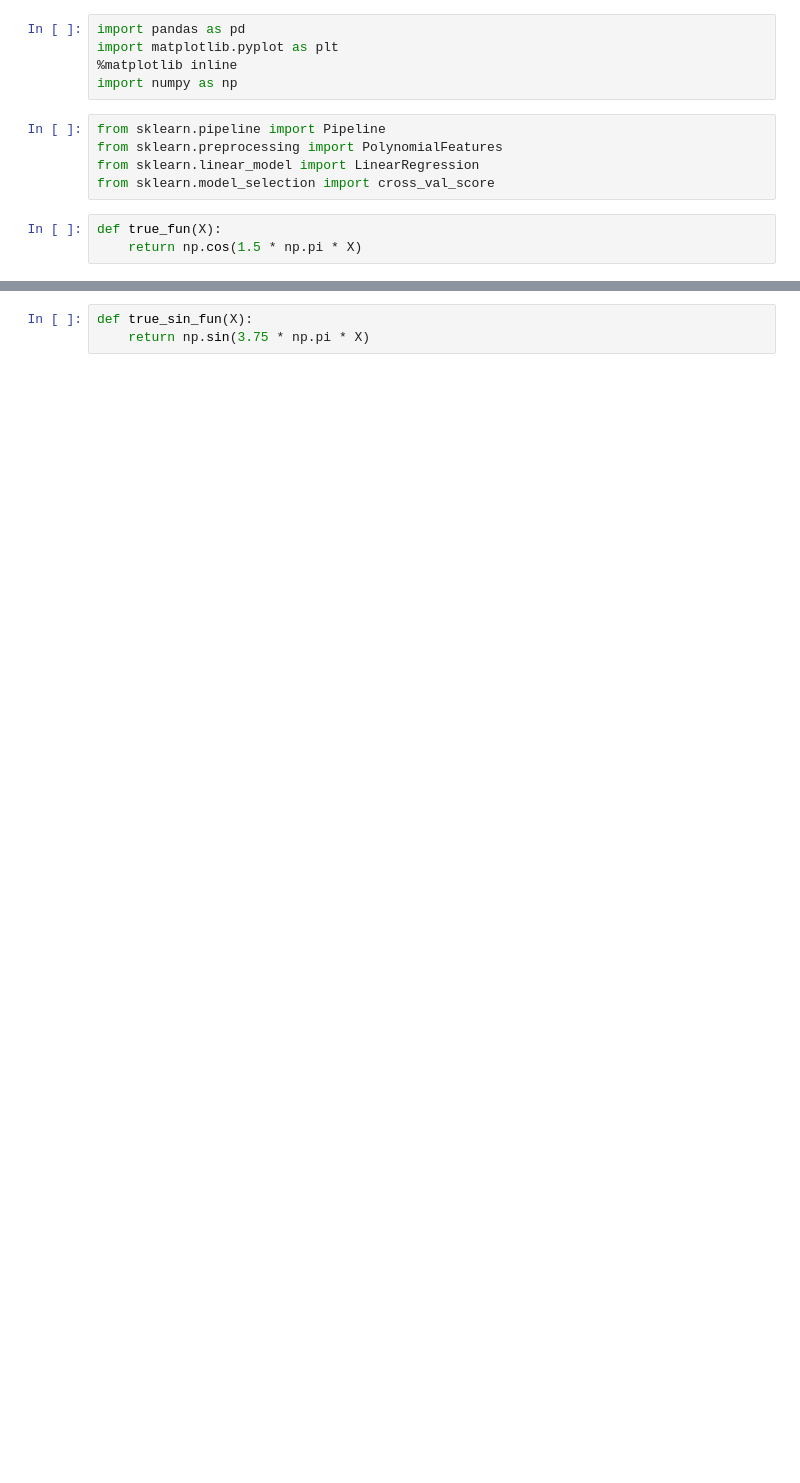
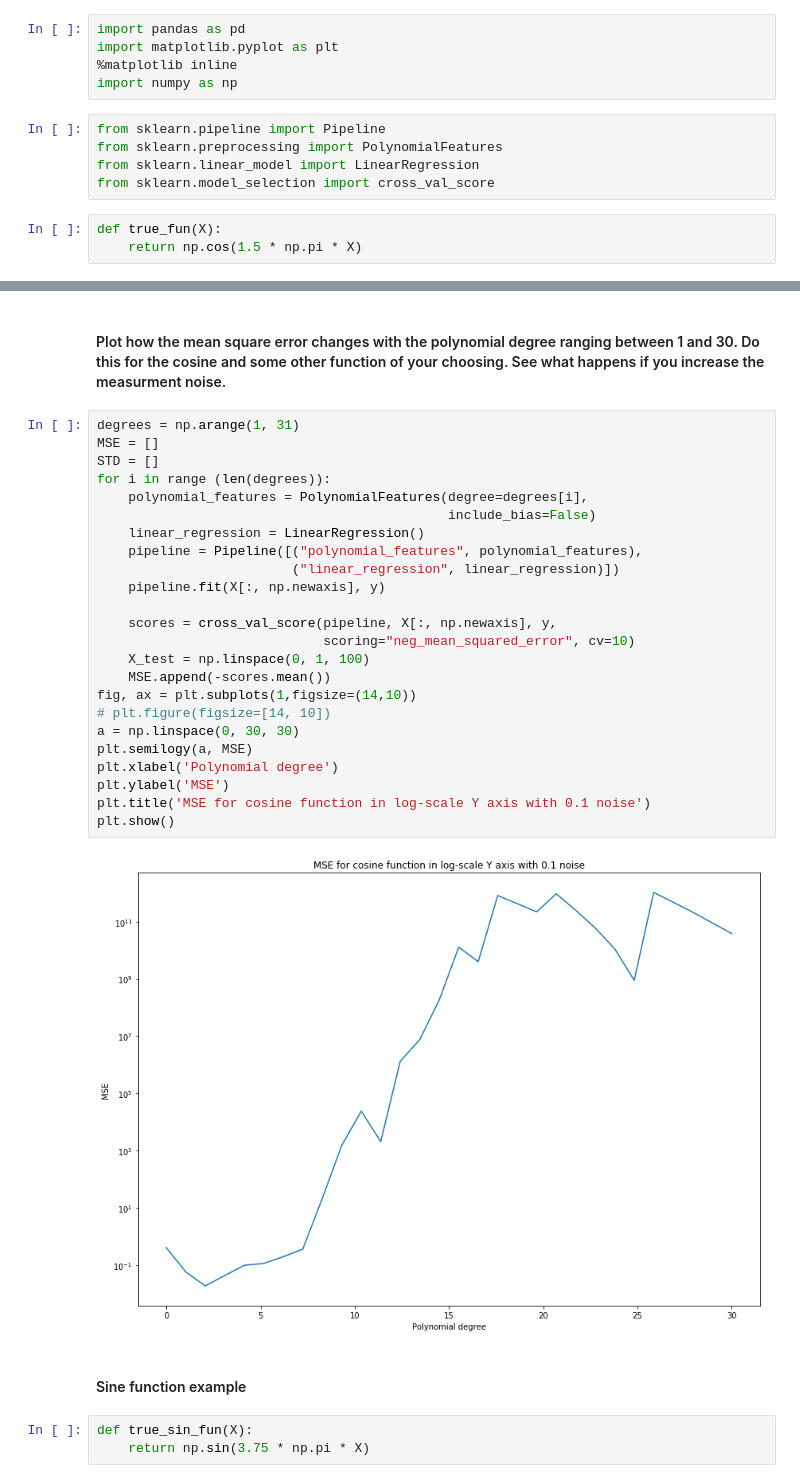
Before and after one commit to oziomek1/ML.2018, a Jupyter notebook: intro_homework.ipynb, the cells around one changed output, grey strips where cells are left out. Saved outputs shown, nothing was run; the diff lists cells and outputs as text; blank space fills up the shorter version.

```diff
--- a/intro_homework.ipynb
+++ b/intro_homework.ipynb
@@ -14,3 +53,33 @@ def true_fun(X):
+# %% [markdown]
+#### Plot how the mean square error changes with the polynomial degree ranging between 1 and 30. Do this for the cosine and some other function of your choosing. See what happens if you increase the measurment noise.
+# %%
+degrees = np.arange(1, 31)
+MSE = []
+STD = []
+for i in range (len(degrees)):
+    polynomial_features = PolynomialFeatures(degree=degrees[i],
+                                             include_bias=False)
+    linear_regression = LinearRegression()
+    pipeline = Pipeline([("polynomial_features", polynomial_features),
+                         ("linear_regression", linear_regression)])
+    pipeline.fit(X[:, np.newaxis], y)
+
+    scores = cross_val_score(pipeline, X[:, np.newaxis], y,
+                             scoring="neg_mean_squared_error", cv=10)
+    X_test = np.linspace(0, 1, 100)
+    MSE.append(-scores.mean())
+fig, ax = plt.subplots(1,figsize=(14,10))
+# plt.figure(figsize=[14, 10])
+a = np.linspace(0, 30, 30)
+plt.semilogy(a, MSE)
+plt.xlabel('Polynomial degree')
+plt.ylabel('MSE')
+plt.title('MSE for cosine function in log-scale Y axis with 0.1 noise')
+plt.show()
+# %% [output]
+[figure, added]
+# %% [markdown]
+#### Sine function example
 # %%
 def true_sin_fun(X):
     return np.sin(3.75 * np.pi * X)
```
Also changed, not shown: parts of 13 cells of this notebook.
